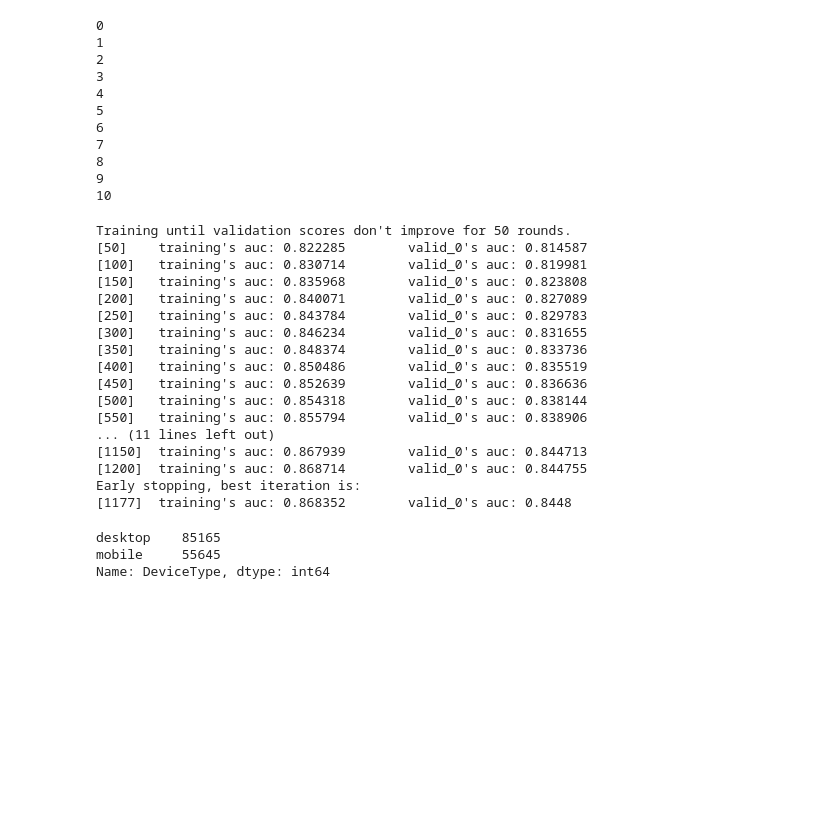
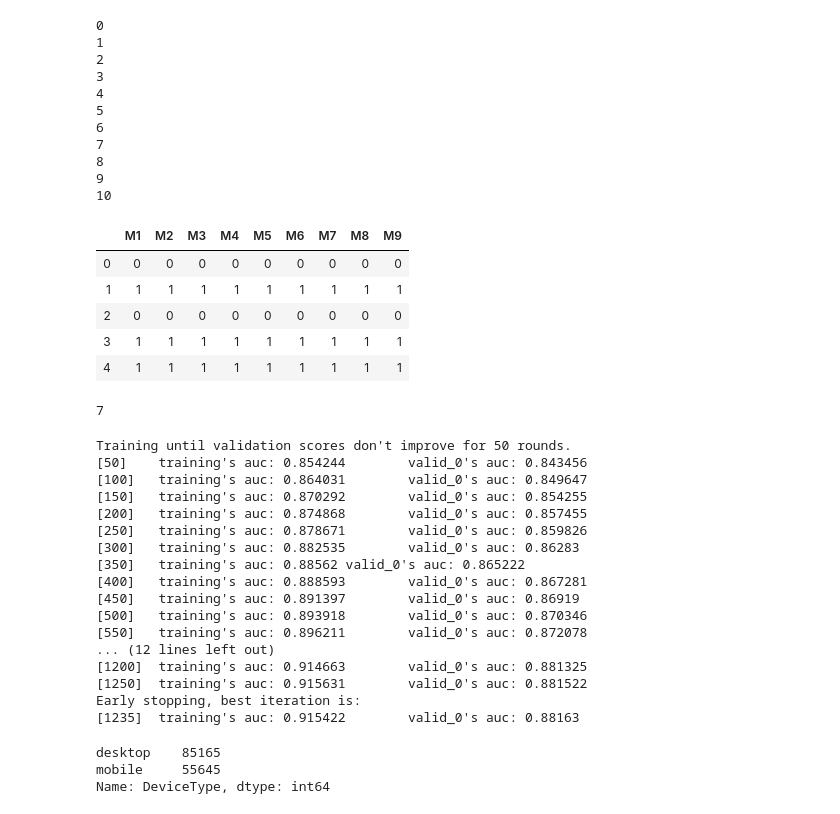
Before and after one commit to rodgomrod/kaggle_ieee_fraud, a Jupyter notebook: train_test_generator.ipynb, the cells around one changed output. Drawn from its saved outputs; the diff is of its cells as text; code cells hidden in the pictures; blank space fills up the shorter version.

```diff
--- a/train_test_generator.ipynb
+++ b/train_test_generator.ipynb
@@ -125,3 +126,5 @@ D15 0.1509008703898127 0.023819250785981988 6.335248398267014 0.1270816196038307
 cols_d = [x for x in train.columns if 'D' in x and len(x) <= 3]
 # %%
 cols_v = [x for x in train.columns if 'V' in x]
+# %%
+cols_m = [x for x in train.columns if 'M' in x]
@@ -205,23 +210,3 @@ y_fit = train.isFraud[:int(len(X)*0.8)]
 
 X_val = X_final[int(len(X)*0.8):]
 y_val = train.isFraud[int(len(X)*0.8):]
-# %%
-micro_train(X_fit, y_fit, X_val, y_val)
-# %% [output]
-Training until validation scores don't improve for 50 rounds.
-[50]    training's auc: 0.822285        valid_0's auc: 0.814587
-[100]   training's auc: 0.830714        valid_0's auc: 0.819981
-[150]   training's auc: 0.835968        valid_0's auc: 0.823808
-[200]   training's auc: 0.840071        valid_0's auc: 0.827089
-[250]   training's auc: 0.843784        valid_0's auc: 0.829783
-[300]   training's auc: 0.846234        valid_0's auc: 0.831655
-[350]   training's auc: 0.848374        valid_0's auc: 0.833736
-[400]   training's auc: 0.850486        valid_0's auc: 0.835519
-[450]   training's auc: 0.852639        valid_0's auc: 0.836636
-[500]   training's auc: 0.854318        valid_0's auc: 0.838144
-[550]   training's auc: 0.855794        valid_0's auc: 0.838906
-... (11 lines left out)
-[1150]  training's auc: 0.867939        valid_0's auc: 0.844713
-[1200]  training's auc: 0.868714        valid_0's auc: 0.844755
-Early stopping, best iteration is:
-[1177]  training's auc: 0.868352        valid_0's auc: 0.8448
@@ -233,0 +227,11 @@ y_val = train.isFraud[int(len(X)*0.8):]
+# %%
+train_m_imputed = train[cols_m].fillna('U').copy()
+for c in cols_m:
+    train_m_imputed[c] = freq_encoder(train_m_imputed, c, c, 0)
+# %% [output]
+|  | M1 | M2 | M3 | M4 | M5 | M6 | M7 | M8 | M9 |
+| 0 | 0 | 0 | 0 | 0 | 0 | 0 | 0 | 0 | 0 |
+| 1 | 1 | 1 | 1 | 1 | 1 | 1 | 1 | 1 | 1 |
+| 2 | 0 | 0 | 0 | 0 | 0 | 0 | 0 | 0 | 0 |
+| 3 | 1 | 1 | 1 | 1 | 1 | 1 | 1 | 1 | 1 |
+| 4 | 1 | 1 | 1 | 1 | 1 | 1 | 1 | 1 | 1 |
@@ -234,3 +244,33 @@ y_val = train.isFraud[int(len(X)*0.8):]
+# %%
+gc.collect()
+# %% [output]
+7
+# %%
+X_fit = X[:int(len(X)*0.8)]
+y_fit = train.isFraud[:int(len(X)*0.8)]
+
+X_val = X[int(len(X)*0.8):]
+y_val = train.isFraud[int(len(X)*0.8):]
+
+micro_train(X_fit, y_fit, X_val, y_val)
+# %% [output]
+Training until validation scores don't improve for 50 rounds.
+[50]    training's auc: 0.854244        valid_0's auc: 0.843456
+[100]   training's auc: 0.864031        valid_0's auc: 0.849647
+[150]   training's auc: 0.870292        valid_0's auc: 0.854255
+[200]   training's auc: 0.874868        valid_0's auc: 0.857455
+[250]   training's auc: 0.878671        valid_0's auc: 0.859826
+[300]   training's auc: 0.882535        valid_0's auc: 0.86283
+[350]   training's auc: 0.88562 valid_0's auc: 0.865222
+[400]   training's auc: 0.888593        valid_0's auc: 0.867281
+[450]   training's auc: 0.891397        valid_0's auc: 0.86919
+[500]   training's auc: 0.893918        valid_0's auc: 0.870346
+[550]   training's auc: 0.896211        valid_0's auc: 0.872078
+... (12 lines left out)
+[1200]  training's auc: 0.914663        valid_0's auc: 0.881325
+[1250]  training's auc: 0.915631        valid_0's auc: 0.881522
+Early stopping, best iteration is:
+[1235]  training's auc: 0.915422        valid_0's auc: 0.88163
 # %%
 n = 1
 new_cols = list()
```
Also changed, not shown: parts of 37 cells of this notebook, 2 other files.
